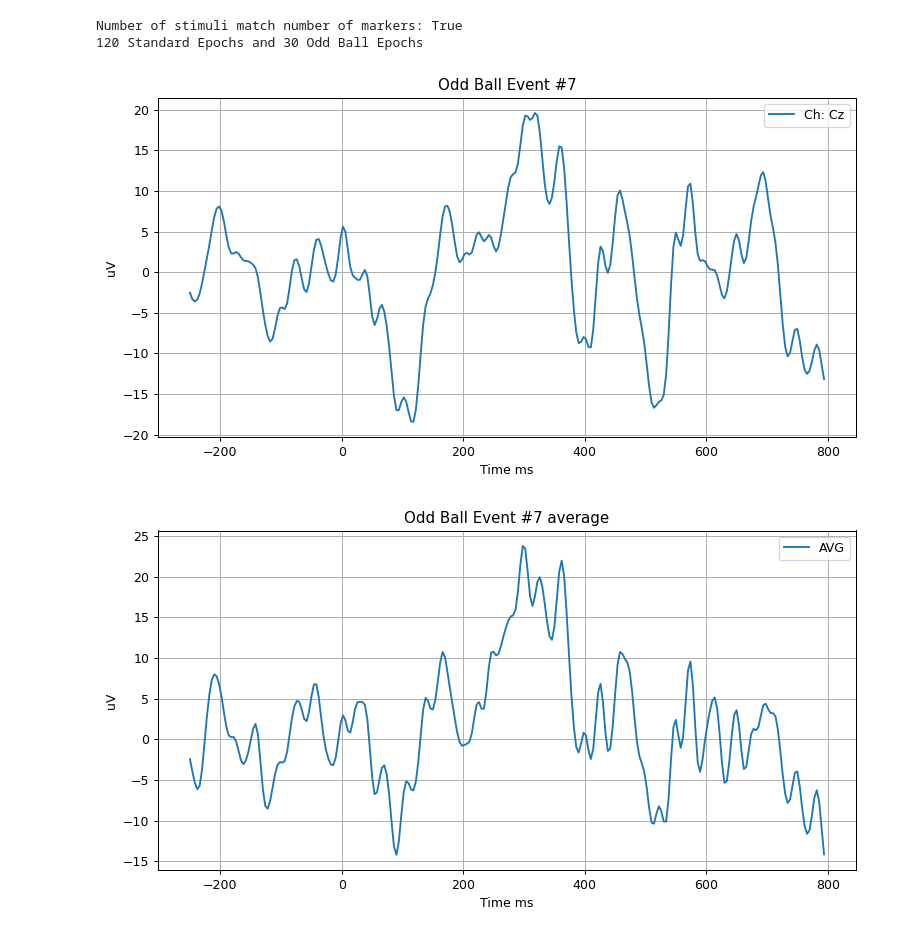
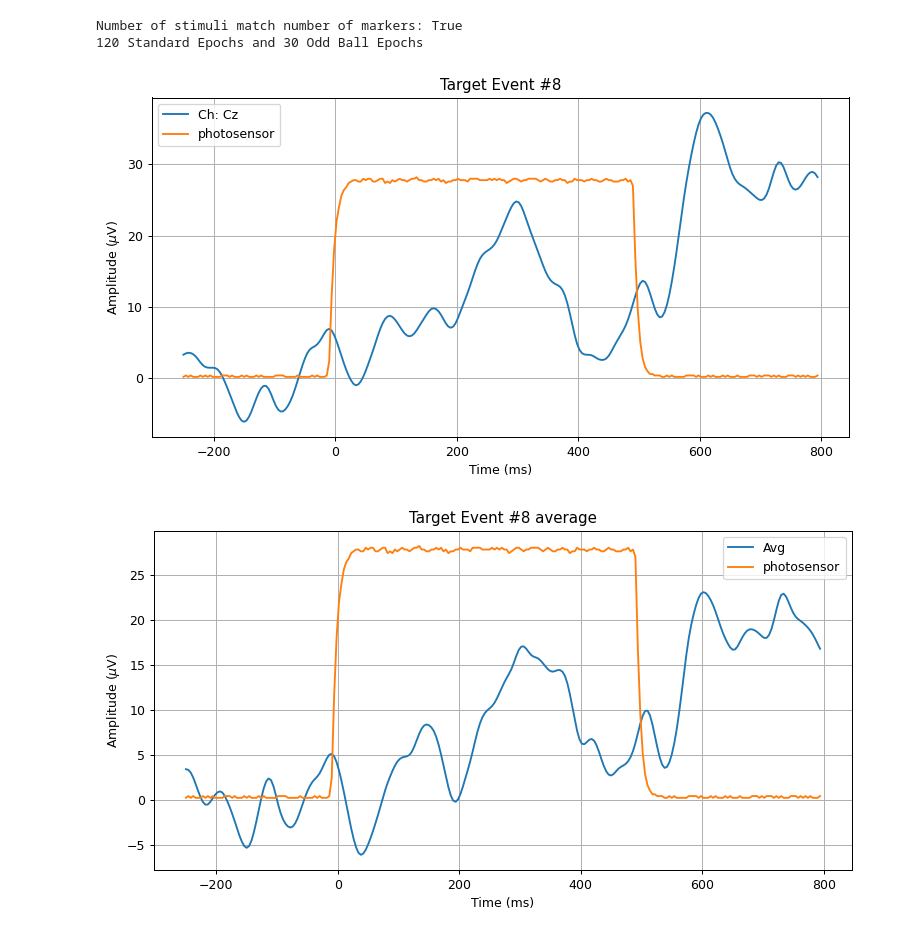
Before and after one commit to Surfincolin/openbci-standards, a Jupyter notebook: Odd_Ball_Analysis.ipynb, the cells around one changed output. Saved outputs shown, nothing was run; the diff lists cells and outputs as text; code cells hidden in the pictures.

```diff
--- a/Odd_Ball_Analysis.ipynb
+++ b/Odd_Ball_Analysis.ipynb
@@ -88,18 +84,23 @@ def filter_eeg(ch_datas, sample_rate, f_range):
 # %%
-freq_range = [0.5,35]
-num_chans = eeg_data.shape[1]
-eeg_filtered = filter_eeg(eeg_data.T, sample_rate, freq_range)
+# Filtering in Hz
+FREQ = 250.0 # sample rate
+LOWCUT = 0.1
+HIGHCUT = 15.0
+
+freq_range = [LOWCUT,HIGHCUT]
+eeg_filtered = filter_eeg(eeg_data.T, FREQ, freq_range)
 eeg_filtered = eeg_filtered.T
 # %%
-fig, ax = plt.subplots(figsize = (10, 6), dpi = 90)
+fig, ax = plt.subplots(figsize = (10, 7), dpi = 90)
 
 for i in range(len(channels)):
     y = eeg_filtered[:,i]
     ax.plot(eeg_ts, y, label=channels[i])
 
-ax.set_xlabel('Time')
-ax.set_ylabel('EEG Data')
-ax.set_title('Odd Ball Filtered EEG')
+ax.set_ylim([-200, 200])
+ax.set_xlabel('Time (sec)')
+ax.set_ylabel(r'Amplitude ($\mu$V)')
+ax.set_title('Filtered EEG')
 ax.grid(True)
-ax.legend()
+_ = ax.legend()
 # %% [output]
@@ -295,15 +288,20 @@ print('Number of stimuli match number of markers:', len(onset_ts) == len(stim_la
 
 std_stim_epochs = []
 odd_stim_epochs = []
+std_stim_ps_epochs = []
+odd_stim_ps_epochs = []
 for ts, label in zip(onset_ts, stim_labels):
     epoch_start = ts - PRE_STIM
     epoch_end = ts + POST_STIM
 #     print(epoch_start, epoch_end)
     epoch_tuple = get_samples_for_t_range(eeg_filtered, eeg_ts, [epoch_start, epoch_end])
+    sensor_tuple = get_samples_for_t_range(aux_data_clean[:,1], aux_ts, [epoch_start, epoch_end])
     if label == '1':
         odd_stim_epochs.append(epoch_tuple)
+        odd_stim_ps_epochs.append(sensor_tuple)
     else:
         std_stim_epochs.append(epoch_tuple)
+        std_stim_ps_epochs.append(sensor_tuple)
 
 print(f'{len(std_stim_epochs)} Standard Epochs and {len(odd_stim_epochs)} Odd Ball Epochs')
 # %% [output]
@@ -312,28 +310,37 @@ Number of stimuli match number of markers: True
 # %%
 def ms_to_samples(duration, rate=250):
     return round((duration/1000.0) * 250.0)
 
+ep_index = 8
+
 baseline = ms_to_samples(250)
-test_epoch = odd_stim_epochs[7][0][:,3]
+test_epoch = odd_stim_epochs[ep_index][0][:,3]
 # test_epoch = std_stim_epochs[7][0][:,3]
 baseline_avg = np.mean(test_epoch[0:baseline])
 test_epoch = test_epoch - baseline_avg
 test_x = [(i*4)-250 for i in range(len(test_epoch))]
 
 fig, ax = plt.subplots(figsize = (10, 5), dpi = 90)
 
 ax.plot(test_x, test_epoch, label='Ch: Cz')
+ax.plot(test_x, odd_stim_ps_epochs[ep_index][0]*0.2, label='photosensor')
 
-ax.set_xlabel('Time ms')
-ax.set_ylabel('uV')
-ax.set_title('Odd Ball Event #7')
+ax.set_xlabel('Time (ms)')
+ax.set_ylabel(r'Amplitude ($\mu$V)')
+ax.set_title(f'Target Event #{ep_index}')
 ax.grid(True)
 _ = ax.legend()
 # %% [output]
-[figure, old version]
+[figure, new version]
 # %%
+# Channel Oz seemed to be full of noise
+# channels = ['PO8', 'P4', 'Fz', 'Cz', 'Pz', 'Oz', 'P3', 'PO7']
+chan_sel = [0,1,2,3,4,6,7]
+
+ep_index = 8
+
 # event 7 maybe, 22???
-test_epoch = odd_stim_epochs[7][0]
+test_epoch = odd_stim_epochs[ep_index][0][:,chan_sel]
 base_centered = []
 for ch_data in test_epoch.T:
     base_avg = np.mean(ch_data[0:baseline])
@@ -345,12 +352,13 @@ test_epoch_avg = np.mean(base_centered, axis=1)
 
 fig, ax = plt.subplots(figsize = (10, 5), dpi = 90)
 
-ax.plot(test_x, test_epoch_avg, label='AVG')
+ax.plot(test_x, test_epoch_avg, label='Avg')
+ax.plot(test_x, odd_stim_ps_epochs[ep_index][0]*0.2, label='photosensor')
 
-ax.set_xlabel('Time ms')
-ax.set_ylabel('uV')
-ax.set_title('Odd Ball Event #7 average')
+ax.set_xlabel('Time (ms)')
+ax.set_ylabel(r'Amplitude ($\mu$V)')
+ax.set_title(f'Target Event #{ep_index} average')
 ax.grid(True)
 _ = ax.legend()
 # %% [output]
-[figure, old version]
+[figure, new version]
```
Also changed, not shown: parts of 17 cells of this notebook.
